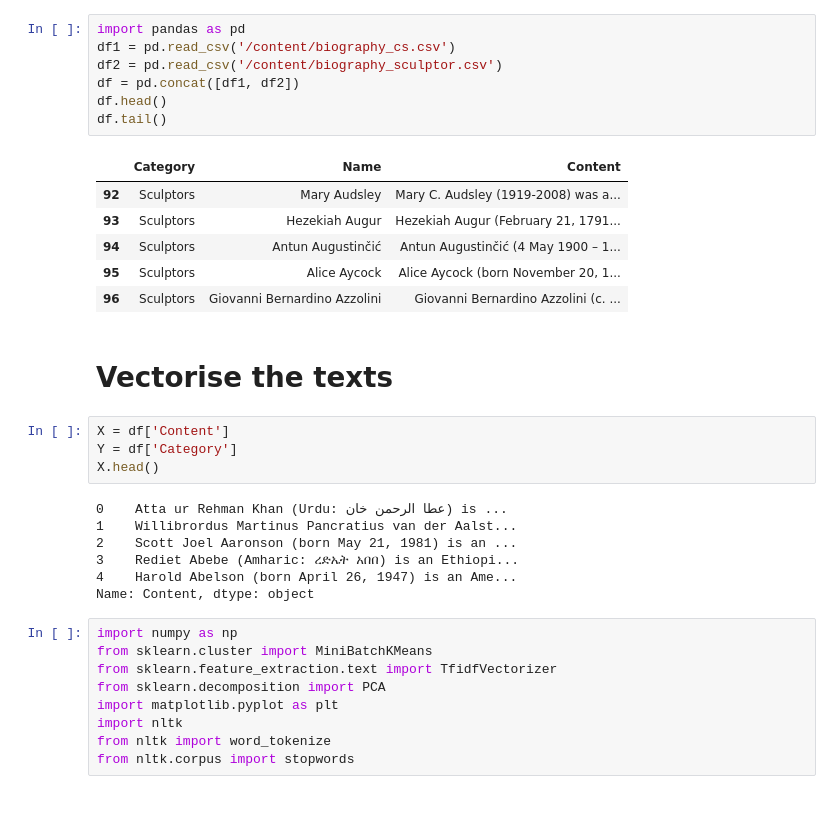
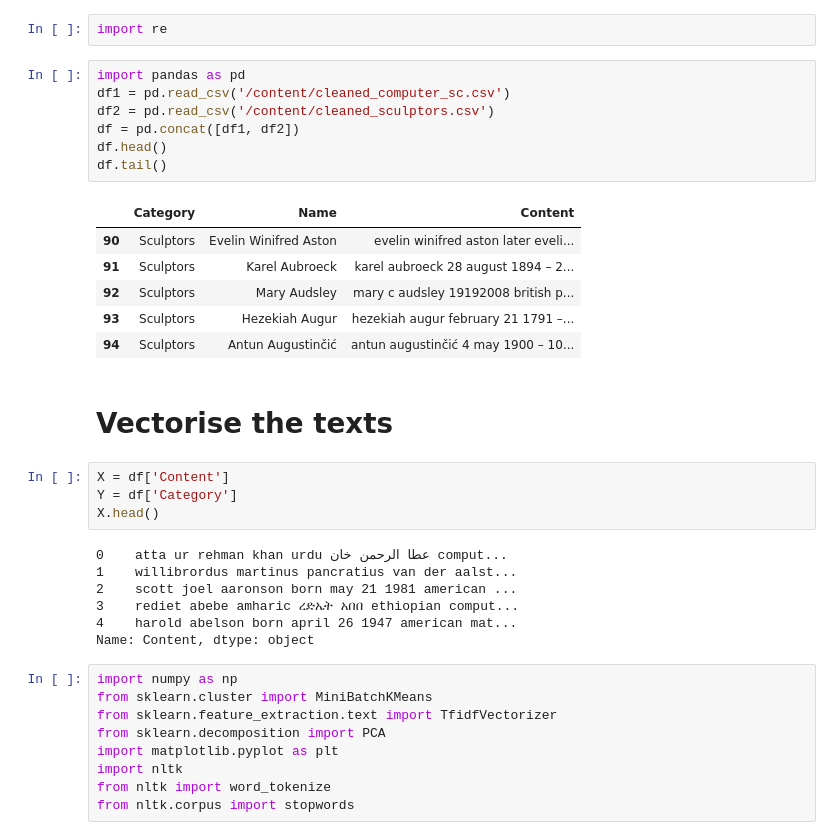
Before and after one commit to Hawawou/UE-803, a Jupyter notebook: Clustering_justTexts.ipynb, the cells around one changed output. Cells and saved outputs as stored; diff of their text form; blank space fills up the shorter version.

```diff
--- a/Clustering_justTexts.ipynb
+++ b/Clustering_justTexts.ipynb
@@ -1,19 +1,21 @@
 # %% [markdown]
 <a href="https://colab.research.google.com/github/Hawawou/UE-803/blob/main/Clustering_justTexts.ipynb" target="_parent"><img src="https://colab.research.google.com/assets/colab-badge.svg" alt="Open In Colab"/></a>
+# %%
+import re
 # %%
 import pandas as pd
-df1 = pd.read_csv('/content/biography_cs.csv')
-df2 = pd.read_csv('/content/biography_sculptor.csv')
+df1 = pd.read_csv('/content/cleaned_computer_sc.csv')
+df2 = pd.read_csv('/content/cleaned_sculptors.csv')
 df = pd.concat([df1, df2])
 df.head()
 df.tail()
 # %% [output]
 |  | Category | Name | Content |
-| 92 | Sculptors | Mary Audsley | Mary C. Audsley (1919-2008) was a... |
-| 93 | Sculptors | Hezekiah Augur | Hezekiah Augur (February 21, 1791... |
-| 94 | Sculptors | Antun Augustinčić | Antun Augustinčić (4 May 1900 – 1... |
-| 95 | Sculptors | Alice Aycock | Alice Aycock (born November 20, 1... |
-| 96 | Sculptors | Giovanni Bernardino Azzolini | Giovanni Bernardino Azzolini (c. ... |
+| 90 | Sculptors | Evelin Winifred Aston | evelin winifred aston later eveli... |
+| 91 | Sculptors | Karel Aubroeck | karel aubroeck 28 august 1894 – 2... |
+| 92 | Sculptors | Mary Audsley | mary c audsley 19192008 british p... |
+| 93 | Sculptors | Hezekiah Augur | hezekiah augur february 21 1791 –... |
+| 94 | Sculptors | Antun Augustinčić | antun augustinčić 4 may 1900 – 10... |
 # %% [markdown]
 # Vectorise the texts
 # %%
@@ -21,11 +23,11 @@ X = df['Content']
 Y = df['Category']
 X.head()
 # %% [output]
-0    Atta ur Rehman Khan (Urdu: عطا الرحمن خان) is ...
-1    Willibrordus Martinus Pancratius van der Aalst...
-2    Scott Joel Aaronson (born May 21, 1981) is an ...
-3    Rediet Abebe (Amharic: ረድኤት አበበ) is an Ethiopi...
-4    Harold Abelson (born April 26, 1947) is an Ame...
+0    atta ur rehman khan urdu عطا الرحمن خان comput...
+1    willibrordus martinus pancratius van der aalst...
+2    scott joel aaronson born may 21 1981 american ...
+3    rediet abebe amharic ረድኤት አበበ ethiopian comput...
+4    harold abelson born april 26 1947 american mat...
 Name: Content, dtype: object
 # %%
 import numpy as np
```
Also changed, not shown: parts of 12 cells of this notebook.
